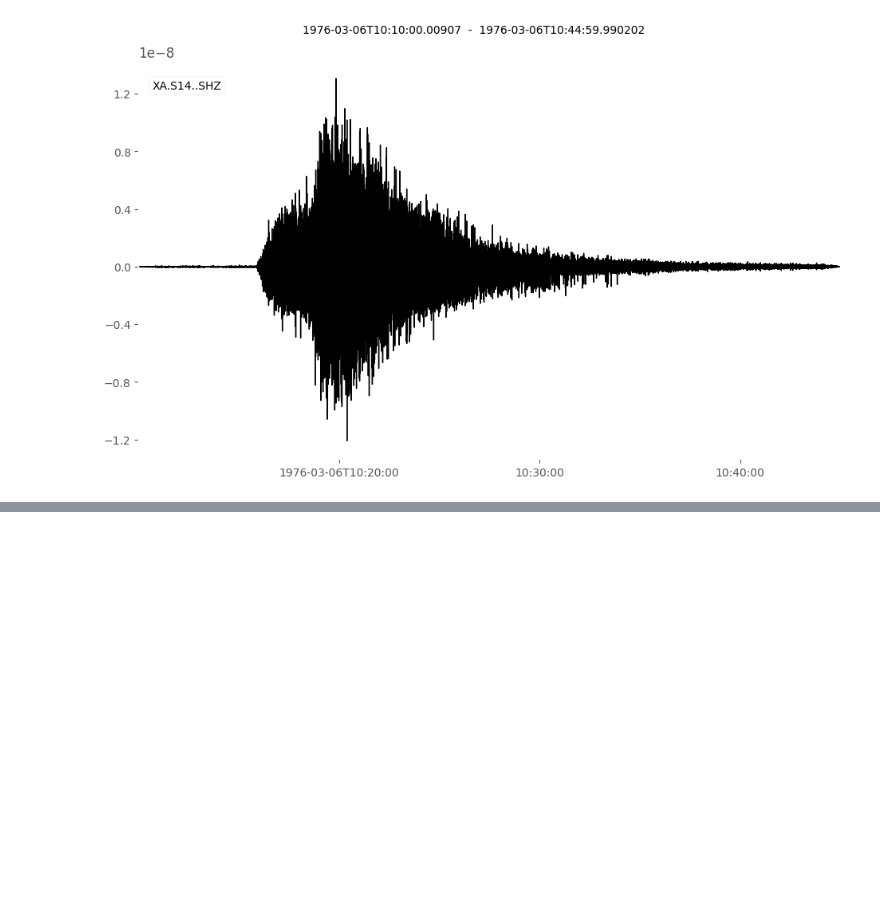
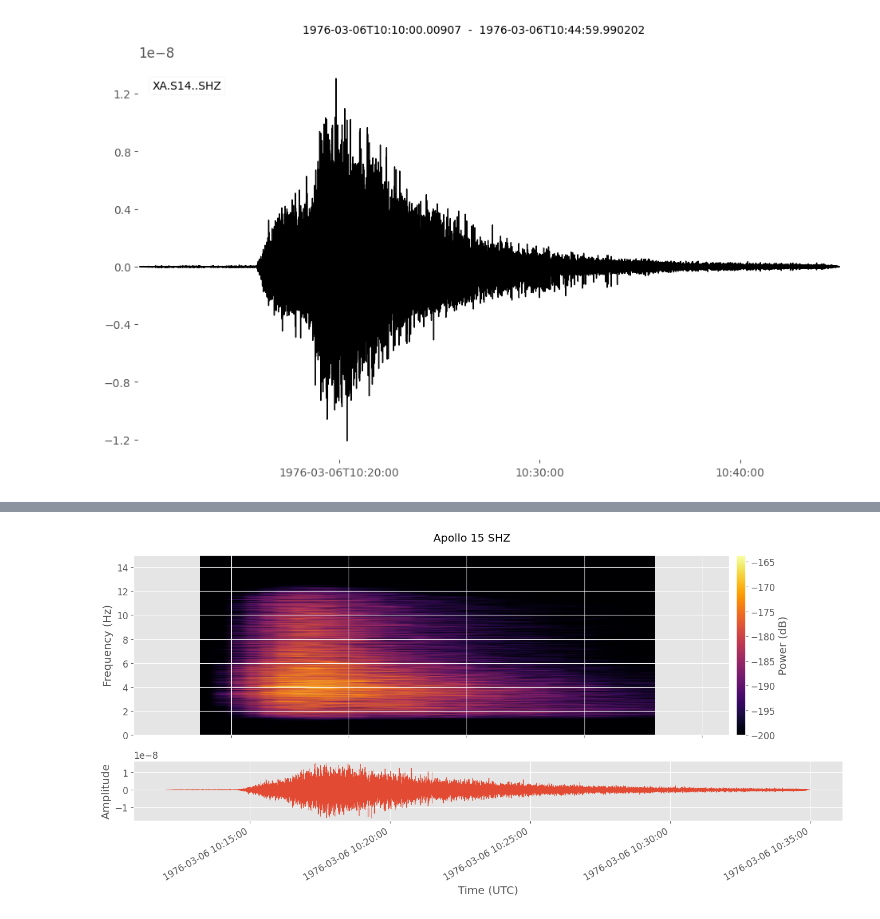
Before and after one commit to RamonMargarit/Heterogeneities-project, a Jupyter notebook: notebooks/Setting_up.ipynb, the cells around one changed output, grey strips where cells are left out. Saved outputs shown, nothing was run; the diff lists cells and outputs as text; code cells hidden in the pictures; blank space fills up the shorter version.

```diff
--- a/notebooks/Setting_up.ipynb
+++ b/notebooks/Setting_up.ipynb
@@ -208,0 +263,12 @@ _IncompleteInputError: incomplete input (1093893944.py, line 25)
+# %%
+st = trace[0].copy()
+plot_single_trace(
+    st,
+    title="Apollo 15 SHZ",
+    db_limits=(-200, 100),  # pick the clipping you want
+    y_min_limit=0,
+    y_max_limit=15.0,
+    show_waveform=True,      # set False if you only want the spectrogram
+)
+# %% [output]
+[figure, added]
```
Also changed, not shown: parts of 3 cells of this notebook.
